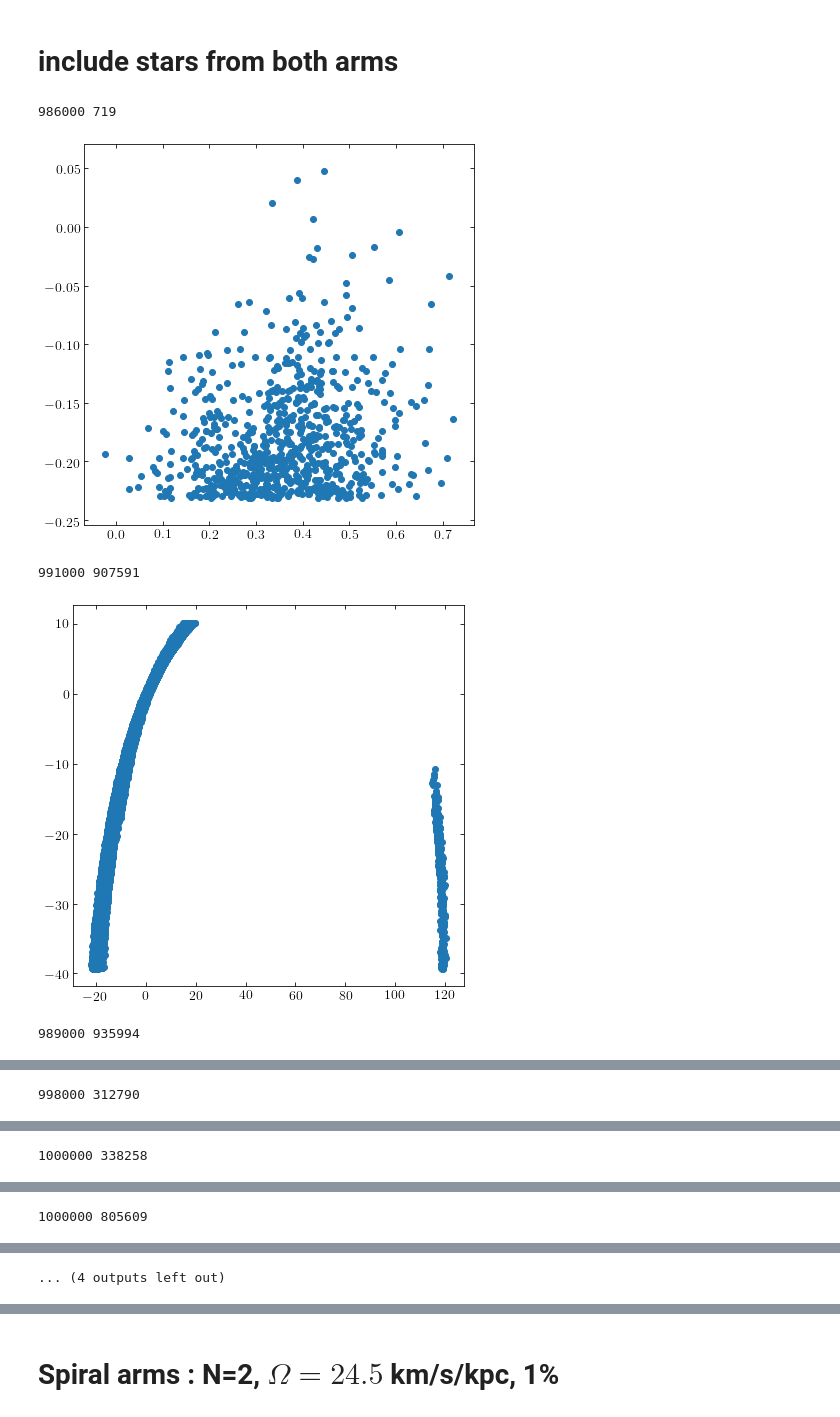
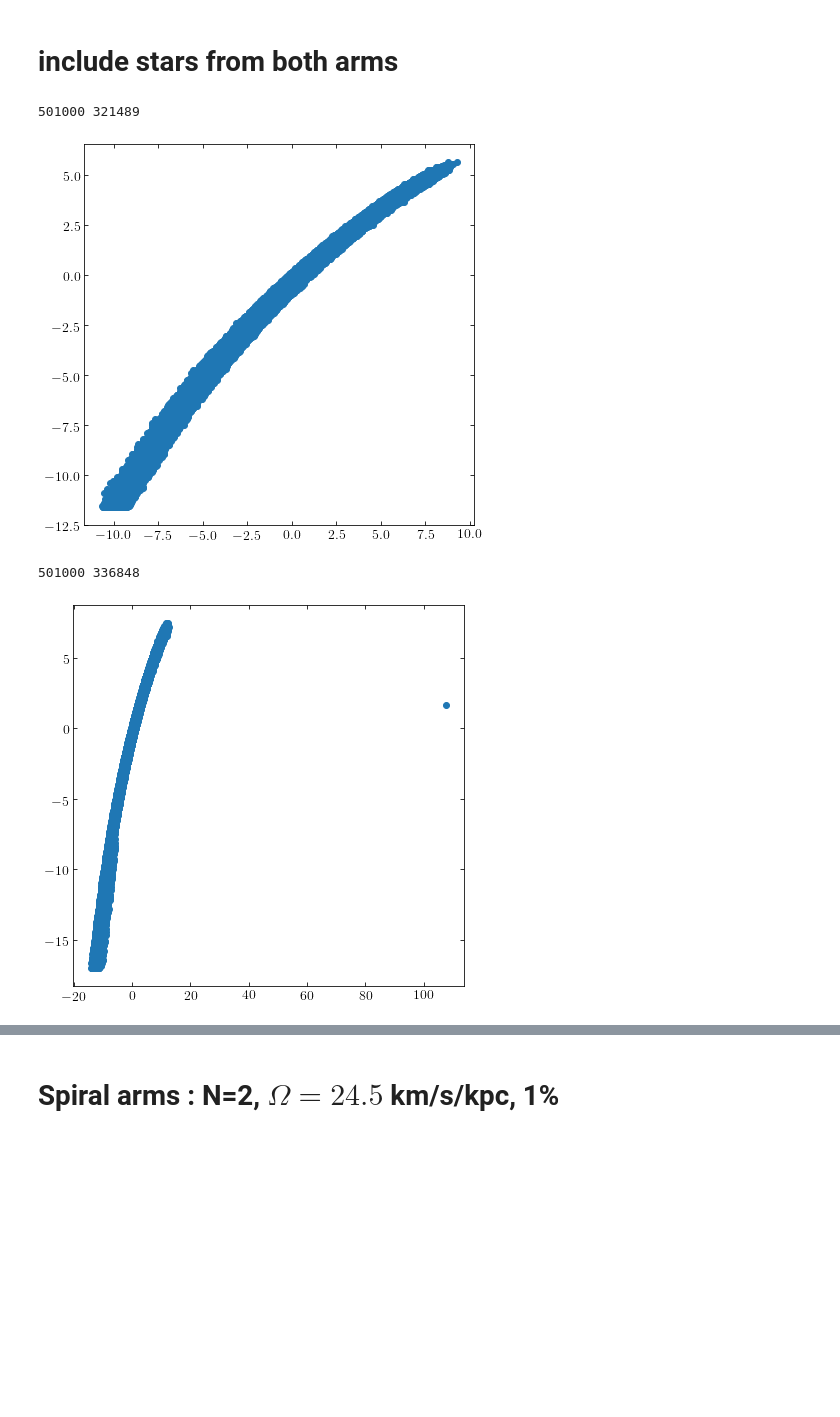
Before and after one commit to nbanik/Baryonic-effects-on-Pal5, a Jupyter notebook: plot_power_spectrum.ipynb, the cells around one changed output, grey strips where cells are left out. Saved outputs shown, nothing was run; the diff lists cells and outputs as text; code cells hidden in the pictures; blank space fills up the shorter version.

Commit message:
add plots

```diff
--- a/plot_power_spectrum.ipynb
+++ b/plot_power_spectrum.ipynb
@@ -677,17 +948,22 @@ def include_both_arms(xi_t,eta_t,xi_l,eta_l):
 
     return xi_all
 # %%
-xi_both_arms=include_both_arms(xi_t,eta_t,xi_l,eta_l)
-xi_both_arms1=include_both_arms(xi_t1,eta_t1,xi_l1,eta_l1)
-xi_both_arms2=include_both_arms(xi_t2,eta_t2,xi_l2,eta_l2)
-xi_both_arms3=include_both_arms(xi_t3,eta_t3,xi_l3,eta_l3)
-xi_both_arms4=include_both_arms(xi_t4,eta_t4,xi_l4,eta_l4)
-xi_both_arms5=include_both_arms(xi_t5,eta_t5,xi_l5,eta_l5)
-xi_both_arms6=include_both_arms(xi_t6,eta_t6,xi_l6,eta_l6)
-xi_both_arms7=include_both_arms(xi_t7,eta_t7,xi_l7,eta_l7)
+#xi_both_arms=include_both_arms(xi_t,eta_t,xi_l,eta_l)
+#xi_both_arms1=include_both_arms(xi_t1,eta_t1,xi_l1,eta_l1)
+#xi_both_arms11=include_both_arms(xi_t11,eta_t11,xi_l11,eta_l11)
+#xi_both_arms12=include_both_arms(xi_t12,eta_t12,xi_l12,eta_l12)
+#xi_both_arms13=include_both_arms(xi_t13,eta_t13,xi_l13,eta_l13)
+#xi_both_arms14=include_both_arms(xi_t14,eta_t14,xi_l14,eta_l14)
+xi_both_arms15=include_both_arms(xi_t15,eta_t15,xi_l15,eta_l15)
+xi_both_arms16=include_both_arms(xi_t16,eta_t16,xi_l16,eta_l16)
+#xi_both_arms2=include_both_arms(xi_t2,eta_t2,xi_l2,eta_l2)
+#xi_both_arms3=include_both_arms(xi_t3,eta_t3,xi_l3,eta_l3)
+#xi_both_arms4=include_both_arms(xi_t4,eta_t4,xi_l4,eta_l4)
+#xi_both_arms5=include_both_arms(xi_t5,eta_t5,xi_l5,eta_l5)
+#xi_both_arms6=include_both_arms(xi_t6,eta_t6,xi_l6,eta_l6)
+#xi_both_arms7=include_both_arms(xi_t7,eta_t7,xi_l7,eta_l7)
 # %% [output]
-986000 719
+501000 321489
-[figure, old version]
+[figure, new version]
-991000 907591
+501000 336848
-[figure, old version]
+[figure, new version]
-989000 935994
@@ -695 +969,0 @@ xi_both_arms7=include_both_arms(xi_t7,eta_t7,xi_l7,eta_l7)
-998000 312790
@@ -697 +969,0 @@ xi_both_arms7=include_both_arms(xi_t7,eta_t7,xi_l7,eta_l7)
-1000000 338258
@@ -699 +969,0 @@ xi_both_arms7=include_both_arms(xi_t7,eta_t7,xi_l7,eta_l7)
-1000000 805609
@@ -701,2 +970 @@ xi_both_arms7=include_both_arms(xi_t7,eta_t7,xi_l7,eta_l7)
-... (4 outputs left out)
 # %%
```
Also changed, not shown: parts of 37 cells of this notebook, 31 other files.
